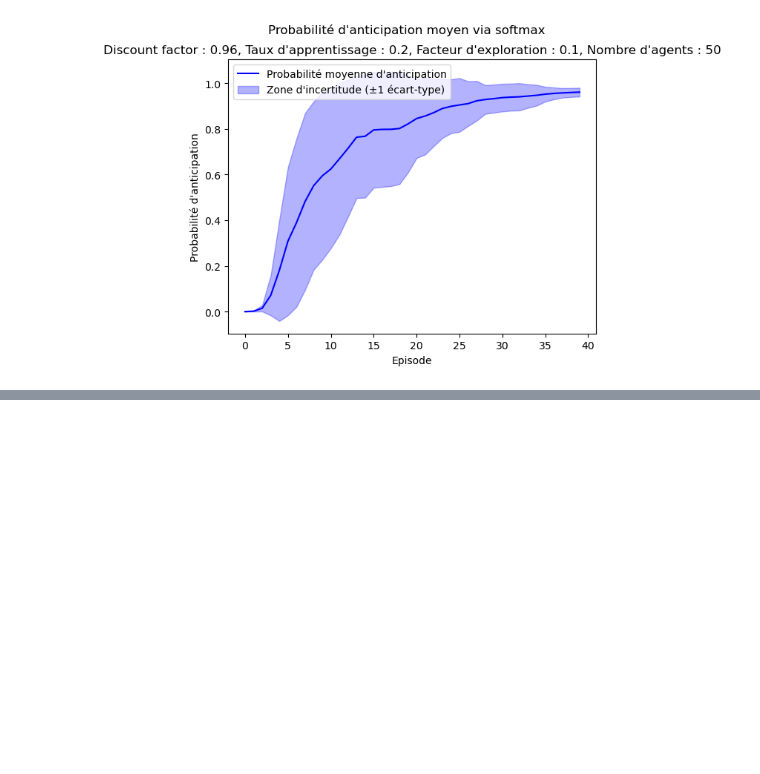
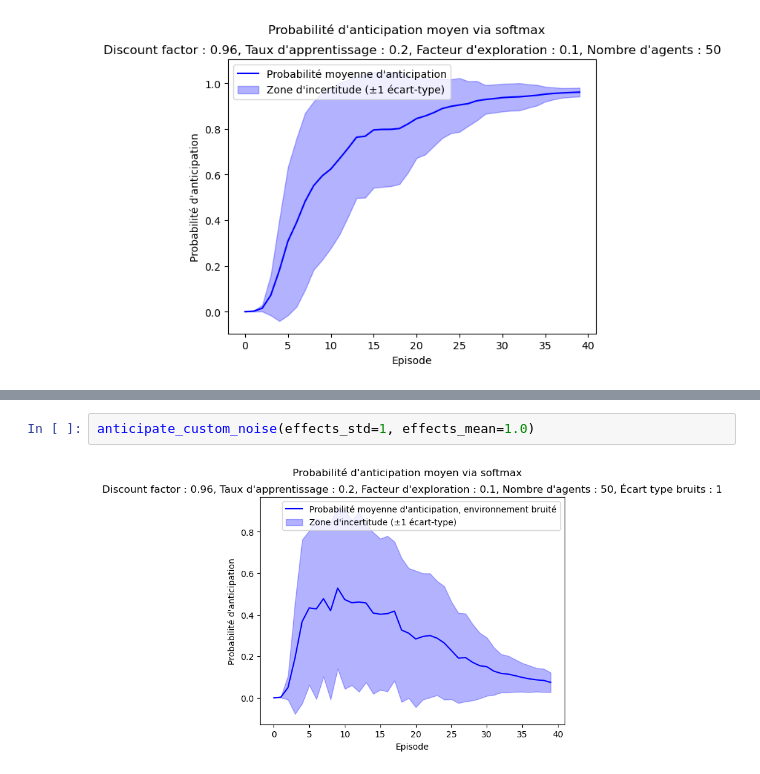
Before and after one commit to TsunomakiWatamelon/Homeostatic-Reinforcement-Learning, a Jupyter notebook: src/experiments/anticipatory.ipynb, the cells around one changed output, grey strips where cells are left out. Saved outputs shown, nothing was run; the diff lists cells and outputs as text; blank space fills up the shorter version.

Commit message:
added additional figs testing performance on effect noise

```diff
--- a/src/experiments/anticipatory.ipynb
+++ b/src/experiments/anticipatory.ipynb
@@ -279,0 +381,4 @@ plt.show()
+# %%
+anticipate_custom_noise(effects_std=1, effects_mean=1.0)
+# %% [output]
+[figure, added]
```
Also changed, not shown: parts of 8 cells of this notebook, 3 other files.
